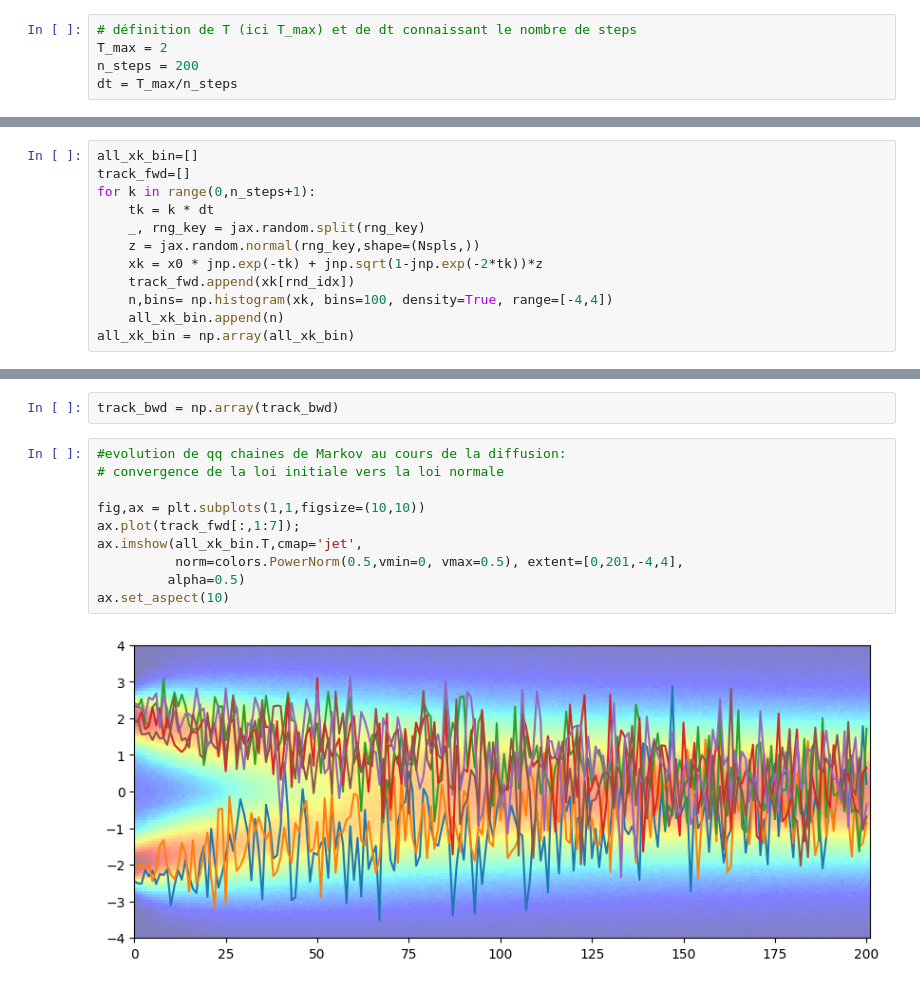
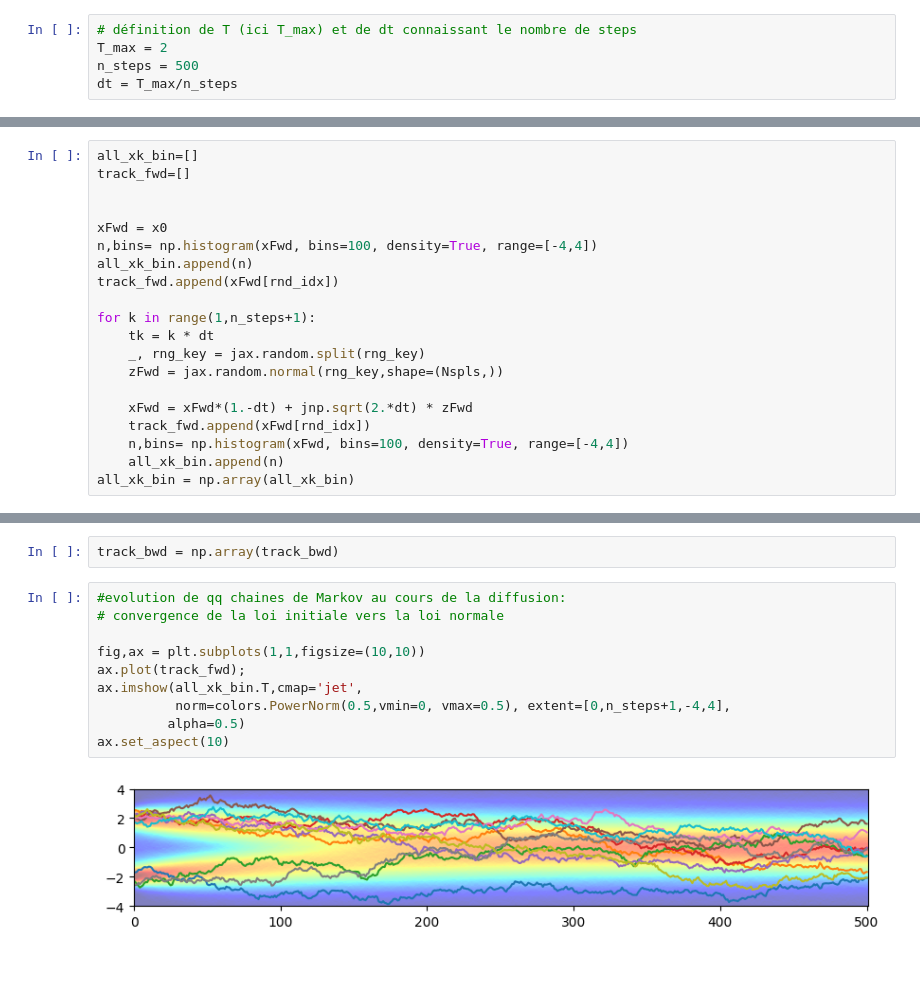
Before and after one commit to jecampagne/cours_mallat_cdf, a Jupyter notebook: cours2024/ScoreDiffusionGene.ipynb, the cells around one changed output, grey strips where cells are left out. Drawn from its saved outputs; the diff is of its cells as text.

Commit message:
fix forward tracking and track plots

```diff
--- a/cours2024/ScoreDiffusionGene.ipynb
+++ b/cours2024/ScoreDiffusionGene.ipynb
@@ -228,20 +238,28 @@ rnd_idx = rnd_idx[:10]
 # %%
 # définition de T (ici T_max) et de dt connaissant le nombre de steps
 T_max = 2
-n_steps = 200
+n_steps = 500
 dt = T_max/n_steps
 # %% [markdown]
 ## Forward diffusion process
 # %%
 all_xk_bin=[]
 track_fwd=[]
-for k in range(0,n_steps+1):
+
+
+xFwd = x0
+n,bins= np.histogram(xFwd, bins=100, density=True, range=[-4,4])
+all_xk_bin.append(n)
+track_fwd.append(xFwd[rnd_idx])
+
+for k in range(1,n_steps+1):
     tk = k * dt
     _, rng_key = jax.random.split(rng_key)
-    z = jax.random.normal(rng_key,shape=(Nspls,))
-    xk = x0 * jnp.exp(-tk) + jnp.sqrt(1-jnp.exp(-2*tk))*z
-    track_fwd.append(xk[rnd_idx])
-    n,bins= np.histogram(xk, bins=100, density=True, range=[-4,4])
+    zFwd = jax.random.normal(rng_key,shape=(Nspls,))
+
+    xFwd = xFwd*(1.-dt) + jnp.sqrt(2.*dt) * zFwd
+    track_fwd.append(xFwd[rnd_idx])
+    n,bins= np.histogram(xFwd, bins=100, density=True, range=[-4,4])
     all_xk_bin.append(n)
 all_xk_bin = np.array(all_xk_bin)
 # %%
@@ -388,15 +406,15 @@ track_bwd = np.array(track_bwd)
 # %%
 #evolution de qq chaines de Markov au cours de la diffusion:
 # convergence de la loi initiale vers la loi normale
 
 fig,ax = plt.subplots(1,1,figsize=(10,10))
-ax.plot(track_fwd[:,1:7]);
+ax.plot(track_fwd);
 ax.imshow(all_xk_bin.T,cmap='jet',
-          norm=colors.PowerNorm(0.5,vmin=0, vmax=0.5), extent=[0,201,-4,4],
+          norm=colors.PowerNorm(0.5,vmin=0, vmax=0.5), extent=[0,n_steps+1,-4,4],
          alpha=0.5)
 ax.set_aspect(10)
 # %% [output]
-[figure, old version]
+[figure, new version]
 # %%
 # evolution de qq chaines de Markov au cours de la génération (débruitage):
 #  convergence de la loi normale vers la loi initiale
```
Also changed, not shown: parts of 9 cells of this notebook.
